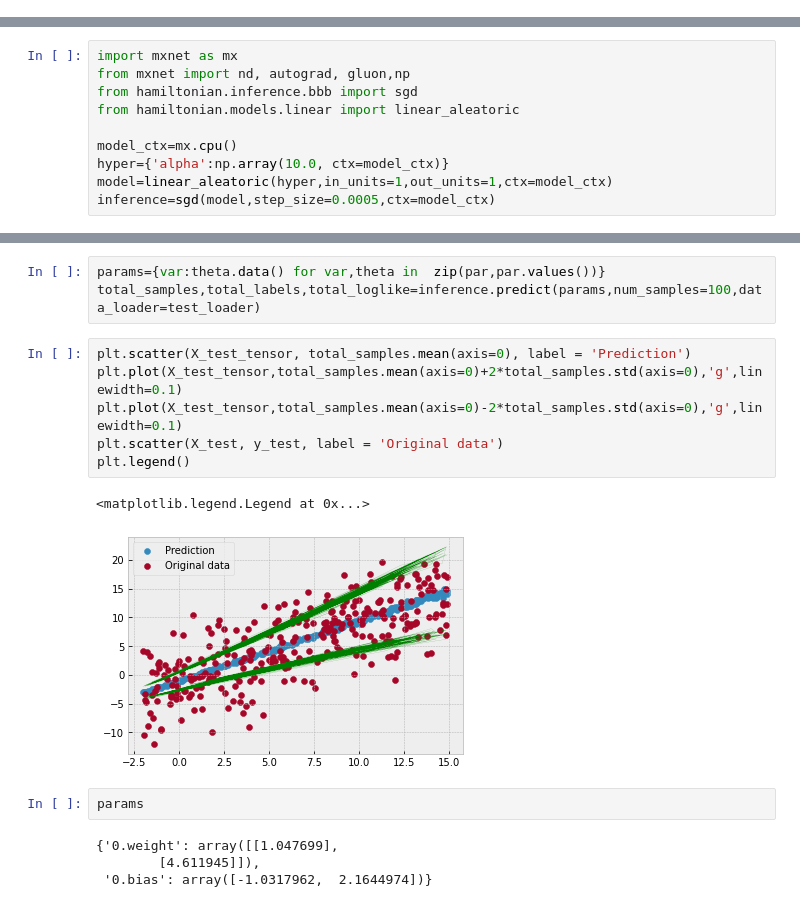
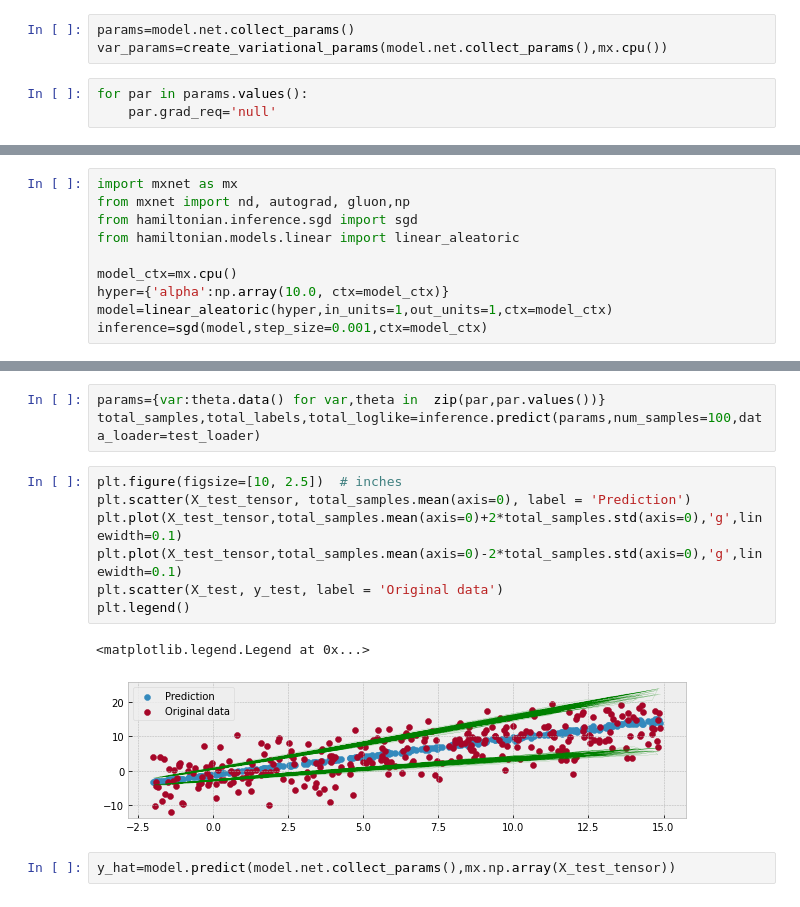
Before and after one commit to sherna90/mxprob, a Jupyter notebook: benchmarks/2.-linear-model.ipynb, the cells around one changed output, grey strips where cells are left out. Drawn from its saved outputs; the diff is of its cells as text.

```diff
--- a/benchmarks/2.-linear-model.ipynb
+++ b/benchmarks/2.-linear-model.ipynb
@@ -69,0 +105,6 @@ inference=sgd(model,step_size=0.0005,ctx=model_ctx)
+# %%
+params=model.net.collect_params()
+var_params=create_variational_params(model.net.collect_params(),mx.cpu())
+# %%
+for par in params.values():
+    par.grad_req='null'
@@ -112,13 +186,13 @@ plt.legend()
 # %%
 import mxnet as mx
 from mxnet import nd, autograd, gluon,np
-from hamiltonian.inference.bbb import sgd
+from hamiltonian.inference.sgd import sgd
 from hamiltonian.models.linear import linear_aleatoric
 
 model_ctx=mx.cpu()
 hyper={'alpha':np.array(10.0, ctx=model_ctx)}
 model=linear_aleatoric(hyper,in_units=1,out_units=1,ctx=model_ctx)
-inference=sgd(model,step_size=0.0005,ctx=model_ctx)
+inference=sgd(model,step_size=0.001,ctx=model_ctx)
 # %%
 train_sgd=True
 num_epochs=1000
@@ -140,17 +214,14 @@ iteration 900, train loss: 319.1600, train accuracy : 0.1158
 params={var:theta.data() for var,theta in  zip(par,par.values())}
 total_samples,total_labels,total_loglike=inference.predict(params,num_samples=100,data_loader=test_loader)
 # %%
+plt.figure(figsize=[10, 2.5])  # inches
 plt.scatter(X_test_tensor, total_samples.mean(axis=0), label = 'Prediction')
 plt.plot(X_test_tensor,total_samples.mean(axis=0)+2*total_samples.std(axis=0),'g',linewidth=0.1)
 plt.plot(X_test_tensor,total_samples.mean(axis=0)-2*total_samples.std(axis=0),'g',linewidth=0.1)
 plt.scatter(X_test, y_test, label = 'Original data')
 plt.legend()
 # %% [output]
 <matplotlib.legend.Legend at 0x...>
-[figure, old version]
+[figure, new version]
-# %%
-params
-# %% [output]
-{'0.weight': array([[1.047699],
-        [4.611945]]),
- '0.bias': array([-1.0317962,  2.1644974])}
+# %%
+y_hat=model.predict(model.net.collect_params(),mx.np.array(X_test_tensor))
```
Also changed, not shown: parts of 16 cells of this notebook, 5 other files.
